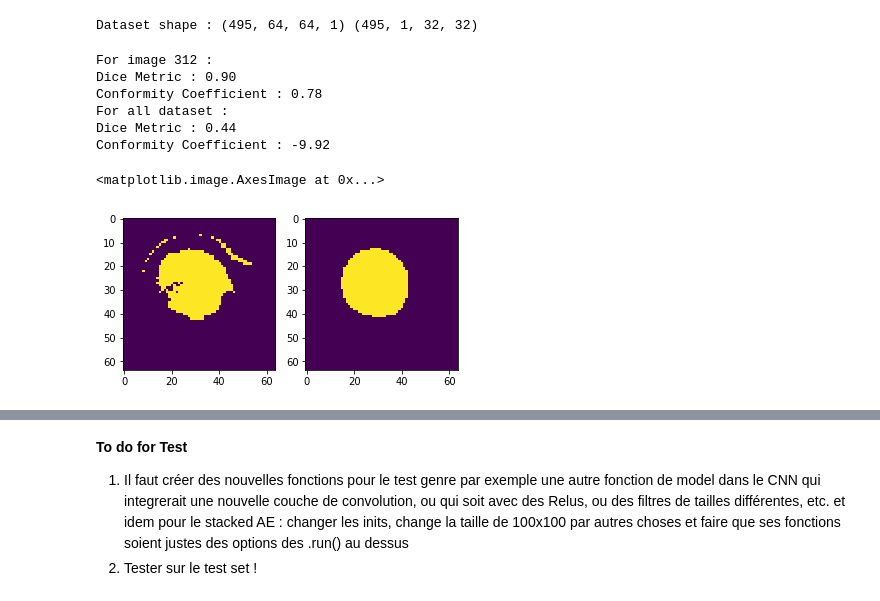
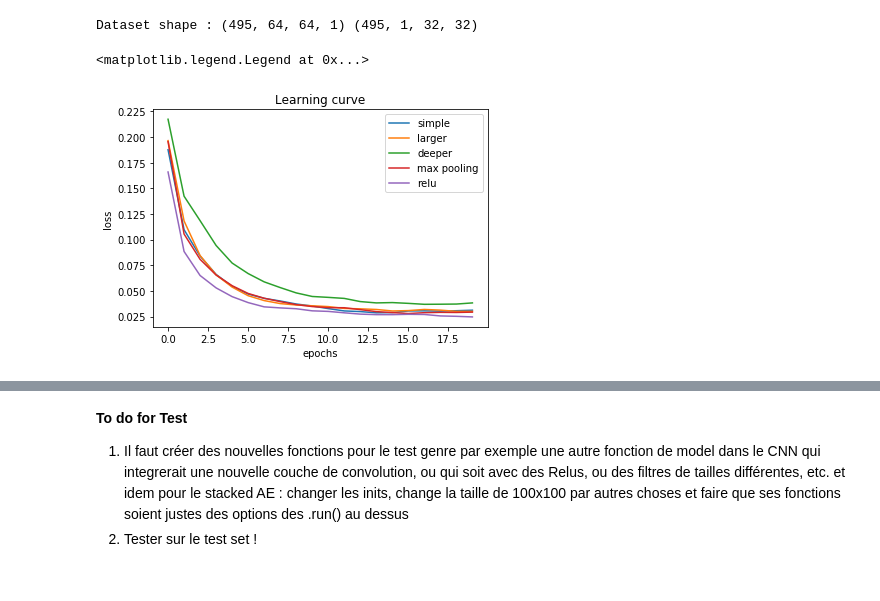
Before and after one commit to alexattia/Medical-Image-Analysis, a Jupyter notebook: Test and Metrics.ipynb, the cells around one changed output, grey strips where cells are left out. Cells and saved outputs as stored; diff of their text form; code cells hidden in the pictures.

Commit message:
Added some experiments with different models

```diff
--- a/Test and Metrics.ipynb
+++ b/Test and Metrics.ipynb
@@ -7,10 +7,29 @@ import numpy as np
 import imp
 imp.reload(train_cnn)
 %matplotlib inline
-# %%
-# Training CNN --> it took 2min
-X, X_fullsize, Y, contour_mask, y_pred = train_cnn.run()
-# %% [output]
-Dataset shape : (495, 64, 64, 1) (495, 1, 32, 32)
+# %%
+# Training CNN --> it took 2min (simple), 5min (2 convs)
+# X, X_fullsize, Y, contour_mask, y_pred, h = train_cnn.run(model='simple', history=True)
+# X1, X_fullsize1, Y1, contour_mask1, y_pred1, h1 = train_cnn.run(model='larger', history=True)
+# X2, X_fullsize2, Y2, contour_mask2, y_pred2, h2 = train_cnn.run(model='deeper', history=True)
+# X3, X_fullsize3, Y3, contour_mask3, y_pred3, h3 = train_cnn.run(model='maxpooling', history=True)
+X4, X_fullsize4, Y4, contour_mask4, y_pred4, h4 = train_cnn.run(model='simple', history=True, activation='relu')
+# %% [output]
+Dataset shape : (495, 64, 64, 1) (495, 1, 32, 32)
+# %%
+metric = 'loss'
+it = range(len(h.history[metric]))
+plt.plot(it, h.history[metric], label='simple')
+plt.plot(it, h1.history[metric], label='larger')
+plt.plot(it, h2.history[metric], label='deeper')
+plt.plot(it, h3.history[metric], label='max pooling')
+plt.plot(it, h4.history[metric], label='relu')
+plt.ylabel(metric)
+plt.xlabel('epochs')
+plt.title("Learning curve")
+plt.legend()
+# %% [output]
+<matplotlib.legend.Legend at 0x...>
+[figure, added]
 # %%
 # Training stacked AE --> it took 23s
@@ -18,16 +40,0 @@ X_train, Y_train, binarys = stacked_ae.run(X_fullsize, y_pred, contour_mask)
-# %%
-idx = 312
-dm, cc  = stats_results(Y_train, binarys, idx=idx)
-
-f, ax = plt.subplots(ncols=2)
-ax[0].imshow(binarys[idx])
-ax[1].imshow(Y_train[idx].reshape((64,64)))
-# %% [output]
-For image 312 :
-Dice Metric : 0.90
-Conformity Coefficient : 0.78
-For all dataset :
-Dice Metric : 0.44
-Conformity Coefficient : -9.92
-<matplotlib.image.AxesImage at 0x...>
-[figure, removed]
```
Also changed, not shown: parts of 2 cells of this notebook, 4 other files.
